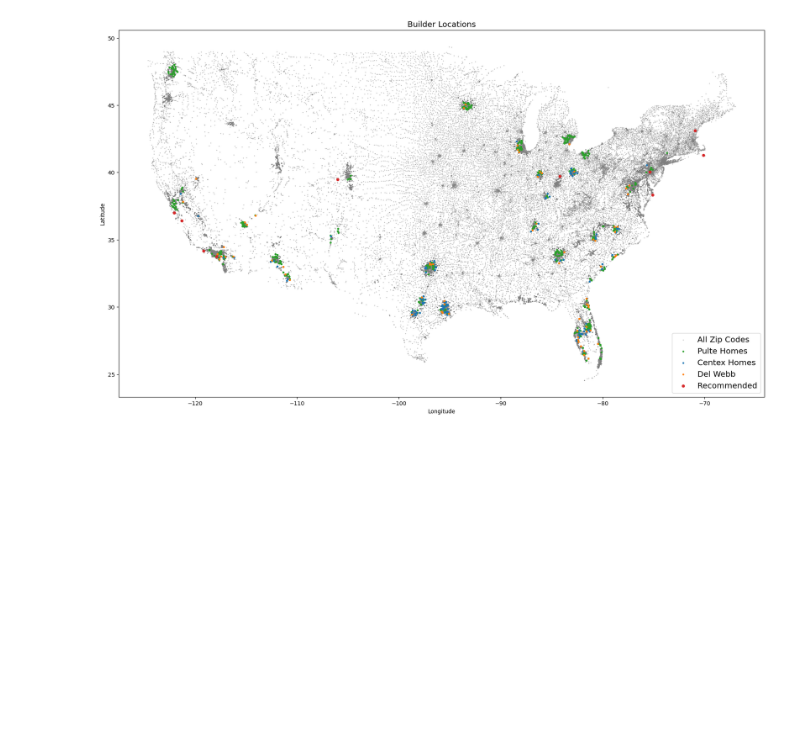
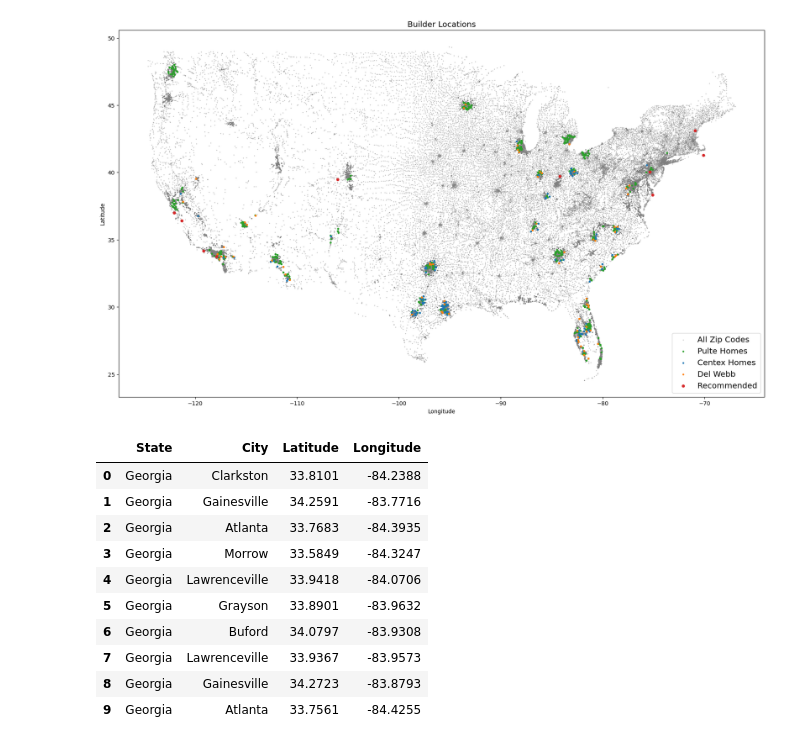
Before and after one commit to PaulGilchrist/machine-learning3, a Jupyter notebook: notebooks/postprocessing_housing_growth.ipynb, the cells around one changed output. Saved outputs shown, nothing was run; the diff lists cells and outputs as text; code cells hidden in the pictures; blank space fills up the shorter version.

```diff
--- a/notebooks/postprocessing_housing_growth.ipynb
+++ b/notebooks/postprocessing_housing_growth.ipynb
@@ -104,3 +113,67 @@ plt.title("Builder Locations", fontsize='x-large')
 plt.show()
 # %% [output]
 [figure]
+# %%
+# Only recommend the top 10 locations (requires high population, and predicted continued growth)
+min_population = 10000
+max_recomendations = 10
+# Define the boundaries of Atlanta
+bounds = { 'lat_min': 32.9146, 'lat_max': 34.5834, 'lon_min': -85.3031, 'lon_max': -83.4729 }
+bounded_df = df[
+    (df['Latitude'] >= bounds['lat_min']) &
+    (df['Latitude'] <= bounds['lat_max']) &
+    (df['Longitude'] >= bounds['lon_min']) &
+    (df['Longitude'] <= bounds['lon_max'])
+]
+centex_df = df[
+    (df['Brand'] == 'Centex Homes') &
+    (df['Latitude'] >= bounds['lat_min']) &
+    (df['Latitude'] <= bounds['lat_max']) &
+    (df['Longitude'] >= bounds['lon_min']) &
+    (df['Longitude'] <= bounds['lon_max'])
+]
+delwebb_df = df[
+    (df['Brand'] == 'Del Webb') &
+    (df['Latitude'] >= bounds['lat_min']) &
+    (df['Latitude'] <= bounds['lat_max']) &
+    (df['Longitude'] >= bounds['lon_min']) &
+    (df['Longitude'] <= bounds['lon_max'])
+]
+pulte_df = df[
+    (df['Brand'] == 'Pulte Homes') &
+    (df['Latitude'] >= bounds['lat_min']) &
+    (df['Latitude'] <= bounds['lat_max']) &
+    (df['Longitude'] >= bounds['lon_min']) &
+    (df['Longitude'] <= bounds['lon_max'])
+]
+# Filter the dataFrame to exclude rows with zip codes in the builder DataFrames
+bounded_df = bounded_df[~bounded_df['Zip Code'].isin(centex_df['Zip Code'])]
+bounded_df = bounded_df[~bounded_df['Zip Code'].isin(delwebb_df['Zip Code'])]
+bounded_df = bounded_df[~bounded_df['Zip Code'].isin(pulte_df['Zip Code'])]
+recommended_locations_df = locations_df[(locations_df['Total Population'] >= min_population) & (locations_df['% Difference'] > 0)]
+recommended_locations_df = recommended_locations_df[
+    (recommended_locations_df['Latitude'] >= bounds['lat_min']) &
+    (recommended_locations_df['Latitude'] <= bounds['lat_max']) &
+    (recommended_locations_df['Longitude'] >= bounds['lon_min']) &
+    (recommended_locations_df['Longitude'] <= bounds['lon_max'])
+]
+# Filter the dataFrame to exclude rows with zip codes in the builder DataFrames
+recommended_locations_df = recommended_locations_df[~recommended_locations_df['Zip Code'].isin(centex_df['Zip Code'])]
+recommended_locations_df = recommended_locations_df[~recommended_locations_df['Zip Code'].isin(delwebb_df['Zip Code'])]
+recommended_locations_df = recommended_locations_df[~recommended_locations_df['Zip Code'].isin(pulte_df['Zip Code'])]
+recommended_locations_df = recommended_locations_df.head(max_recomendations)
+recommended_locations_df = recommended_locations_df[['State', 'City', 'Latitude', 'Longitude']]
+recommended_locations_df = recommended_locations_df.reset_index(drop=True)
+recommended_locations_df.head(max_recomendations)
+# %% [output]
+|  | State | City | Latitude | Longitude |
+| 0 | Georgia | Clarkston | 33.8101 | -84.2388 |
+| 1 | Georgia | Gainesville | 34.2591 | -83.7716 |
+| 2 | Georgia | Atlanta | 33.7683 | -84.3935 |
+| 3 | Georgia | Morrow | 33.5849 | -84.3247 |
+| 4 | Georgia | Lawrenceville | 33.9418 | -84.0706 |
+| 5 | Georgia | Grayson | 33.8901 | -83.9632 |
+| 6 | Georgia | Buford | 34.0797 | -83.9308 |
+| 7 | Georgia | Lawrenceville | 33.9367 | -83.9573 |
+| 8 | Georgia | Gainesville | 34.2723 | -83.8793 |
+| 9 | Georgia | Atlanta | 33.7561 | -84.4255 |
```
Also changed, not shown: parts of 4 cells of this notebook, 1 other file.
